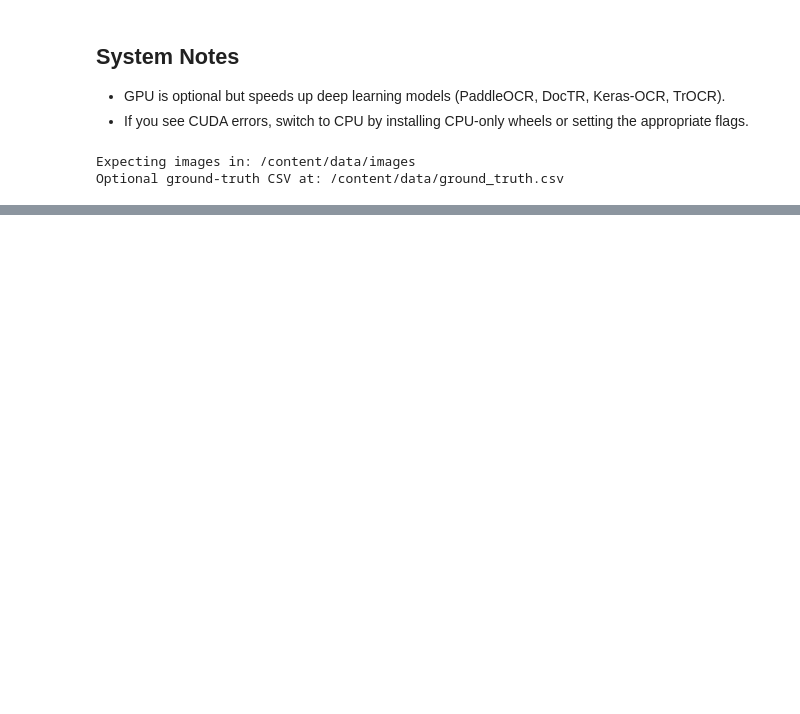
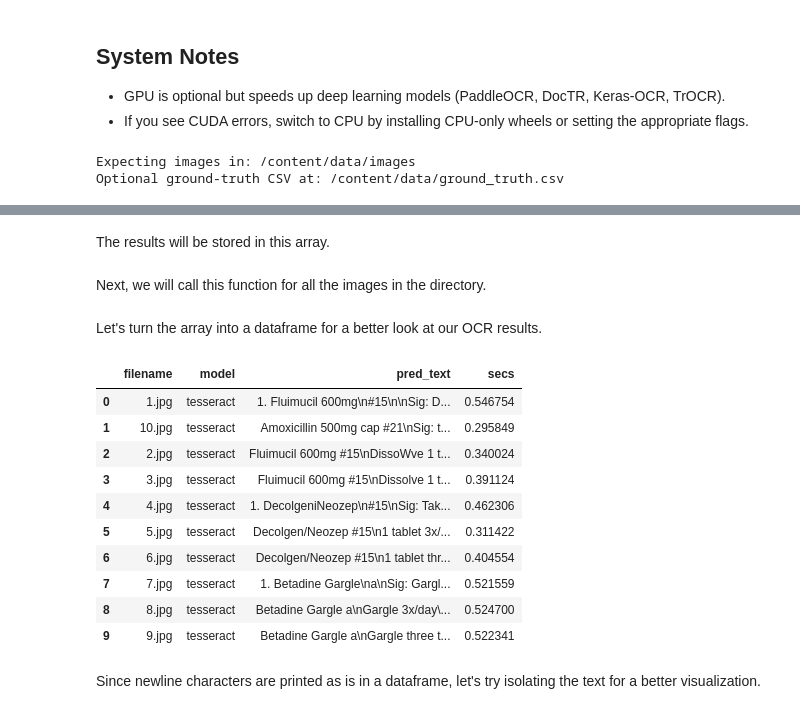
Before and after one commit to THS-ST/ocr-models, a Jupyter notebook: OCR_Models_Notebook.ipynb, the cells around one changed output, grey strips where cells are left out. Drawn from its saved outputs; the diff is of its cells as text; code cells hidden in the pictures; blank space fills up the shorter version.

Commit message:
add testing for tesseract (tested on printed text only)

```diff
--- a/OCR_Models_Notebook.ipynb
+++ b/OCR_Models_Notebook.ipynb
@@ -78,0 +141,9 @@ Optional ground-truth CSV at: /content/data/ground_truth.csv
+# %%
+from dataclasses import dataclass
+
+@dataclass
+class OCRResult:
+    filename: str
+    model: str
+    pred_text: str
+    secs: float
@@ -78,0 +159,42 @@ Optional ground-truth CSV at: /content/data/ground_truth.csv
+# %%
+def ocr_tesseract(img_rgb: np.ndarray) -> str:
+    pil_img = Image.fromarray(img_rgb)
+    text = pytesseract.image_to_string(pil_img)
+    return text.strip()
+# %% [markdown]
+The results will be stored in this array.
+# %%
+tesseract_results = []
+# %% [markdown]
+Next, we will call this function for all the images in the directory.
+# %%
+current_model = "tesseract"
+
+for img_path in images:
+        img = load_image(img_path)
+        start = time.time()
+        try:
+            pred = ocr_tesseract(img)
+        except Exception as e:
+            pred = f"[ERROR] {e}"
+        secs = time.time() - start
+        tesseract_results.append(OCRResult(filename=img_path.name, model=current_model, pred_text=pred, secs=secs))
+# %% [markdown]
+Let's turn the array into a dataframe for a better look at our OCR results.
+# %%
+df = pd.DataFrame([r.__dict__ for r in tesseract_results])
+df
+# %% [output]
+|  | filename | model | pred_text | secs |
+| 0 | 1.jpg | tesseract | 1. Fluimucil 600mg\n#15\n\nSig: D... | 0.546754 |
+| 1 | 10.jpg | tesseract | Amoxicillin 500mg cap #21\nSig: t... | 0.295849 |
+| 2 | 2.jpg | tesseract | Fluimucil 600mg #15\nDissoWve 1 t... | 0.340024 |
+| 3 | 3.jpg | tesseract | Fluimucil 600mg #15\nDissolve 1 t... | 0.391124 |
+| 4 | 4.jpg | tesseract | 1. DecolgeniNeozep\n#15\nSig: Tak... | 0.462306 |
+| 5 | 5.jpg | tesseract | Decolgen/Neozep #15\n1 tablet 3x/... | 0.311422 |
+| 6 | 6.jpg | tesseract | Decolgen/Neozep #15\n1 tablet thr... | 0.404554 |
+| 7 | 7.jpg | tesseract | 1. Betadine Gargle\na\nSig: Gargl... | 0.521559 |
+| 8 | 8.jpg | tesseract | Betadine Gargle a\nGargle 3x/day\... | 0.524700 |
+| 9 | 9.jpg | tesseract | Betadine Gargle a\nGargle three t... | 0.522341 |
+# %% [markdown]
+Since newline characters are printed as is in a dataframe, let's try isolating the text for a better visualization.
```
Also changed, not shown: parts of 20 cells of this notebook.
